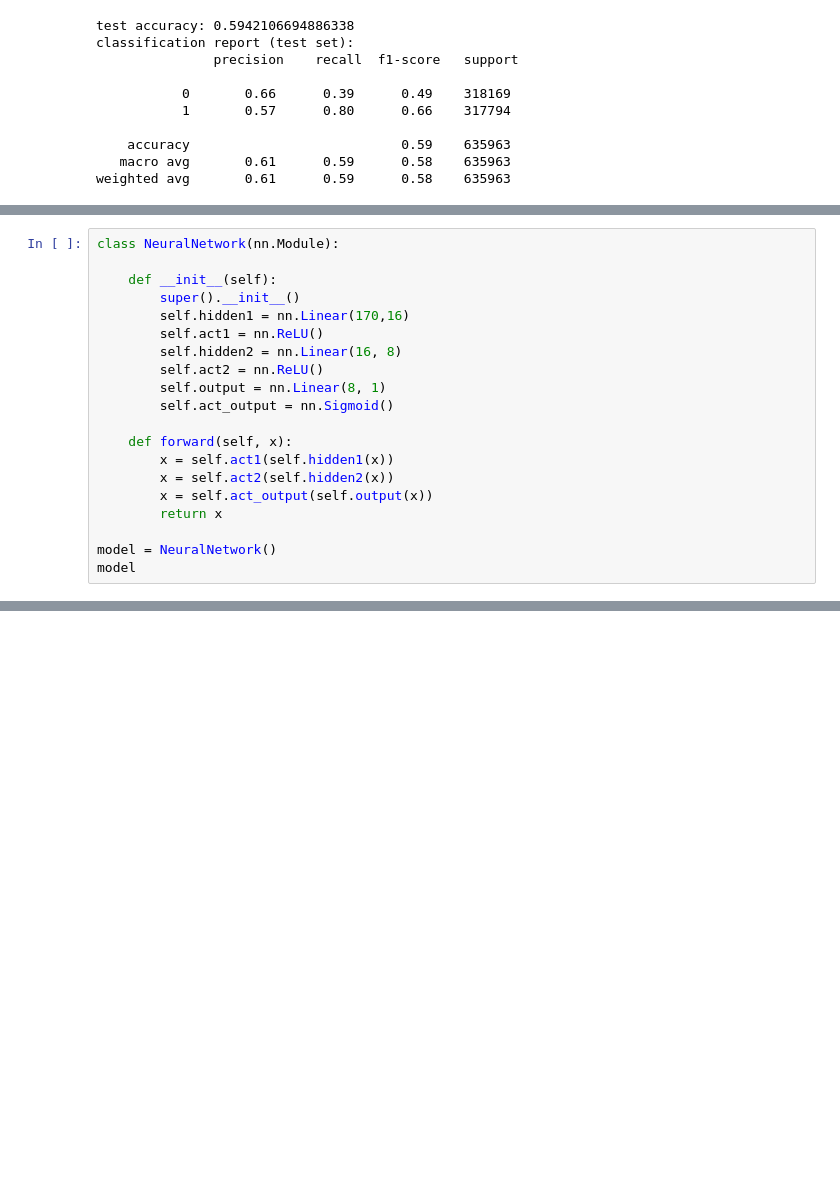
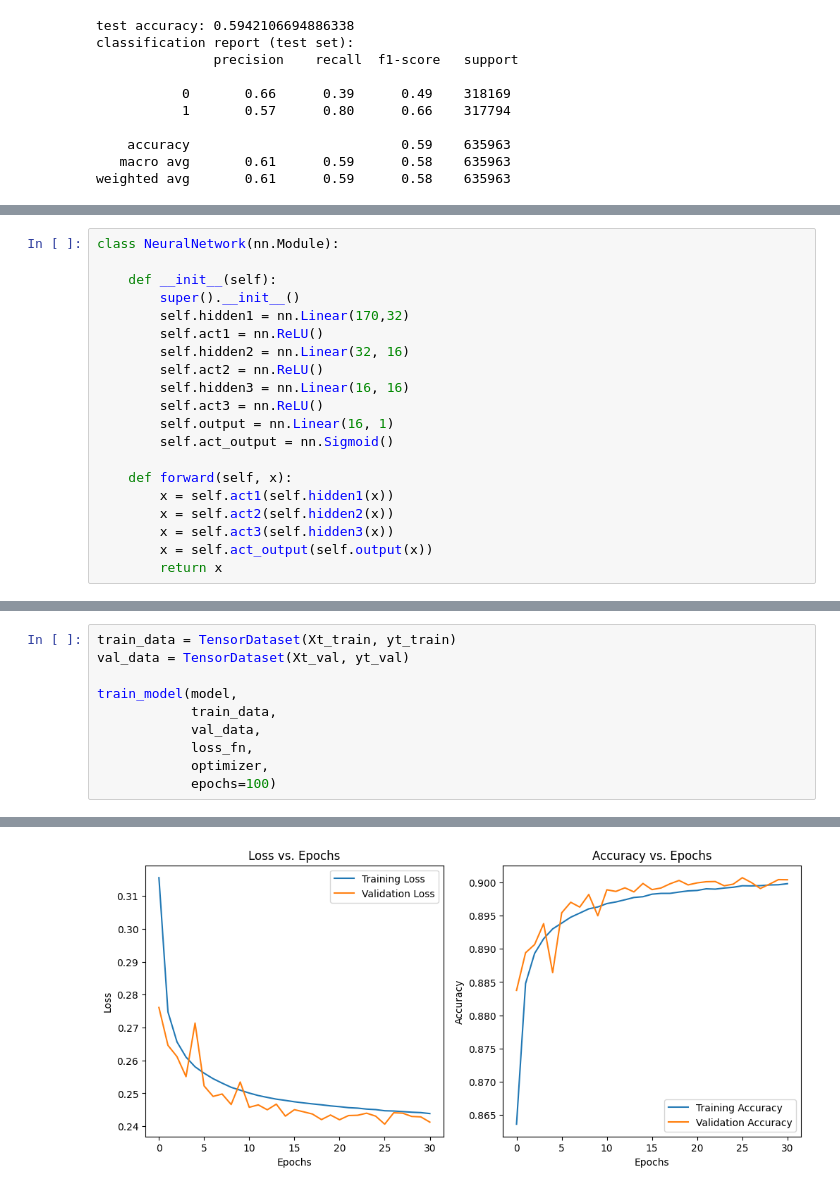
Before and after one commit to ninzyyy/belka, a Jupyter notebook: init_model.ipynb, the cells around one changed output, grey strips where cells are left out. Drawn from its saved outputs; the diff is of its cells as text; blank space fills up the shorter version.

```diff
--- a/init_model.ipynb
+++ b/init_model.ipynb
@@ -343,18 +348,18 @@ class NeuralNetwork(nn.Module):
 
     def __init__(self):
         super().__init__()
-        self.hidden1 = nn.Linear(170,16)
+        self.hidden1 = nn.Linear(170,32)
         self.act1 = nn.ReLU()
-        self.hidden2 = nn.Linear(16, 8)
+        self.hidden2 = nn.Linear(32, 16)
         self.act2 = nn.ReLU()
-        self.output = nn.Linear(8, 1)
+        self.hidden3 = nn.Linear(16, 16)
+        self.act3 = nn.ReLU()
+        self.output = nn.Linear(16, 1)
         self.act_output = nn.Sigmoid()
 
     def forward(self, x):
         x = self.act1(self.hidden1(x))
         x = self.act2(self.hidden2(x))
+        x = self.act3(self.hidden3(x))
         x = self.act_output(self.output(x))
         return x
-
-model = NeuralNetwork()
-model
@@ -372,0 +448,11 @@ optimizer = optim.Adam(model.parameters(), lr=0.001)
+# %%
+train_data = TensorDataset(Xt_train, yt_train)
+val_data = TensorDataset(Xt_val, yt_val)
+
+train_model(model,
+            train_data,
+            val_data,
+            loss_fn,
+            optimizer,
+            epochs=100)
+# %% [output]
@@ -372,0 +476 @@ optimizer = optim.Adam(model.parameters(), lr=0.001)
+[figure, added]
```
Also changed, not shown: parts of 11 cells of this notebook.
